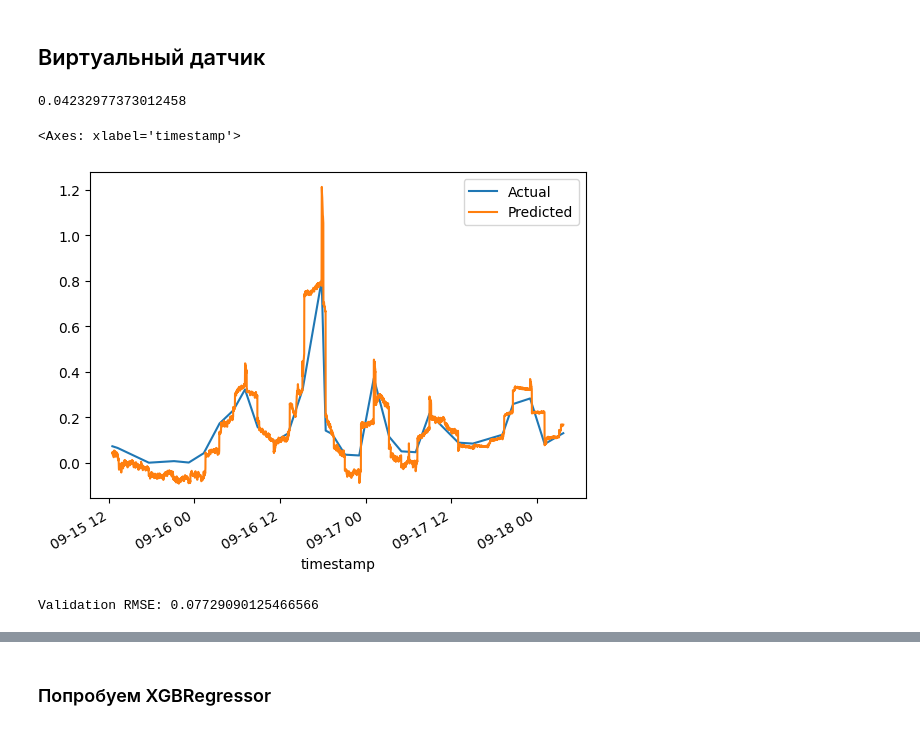
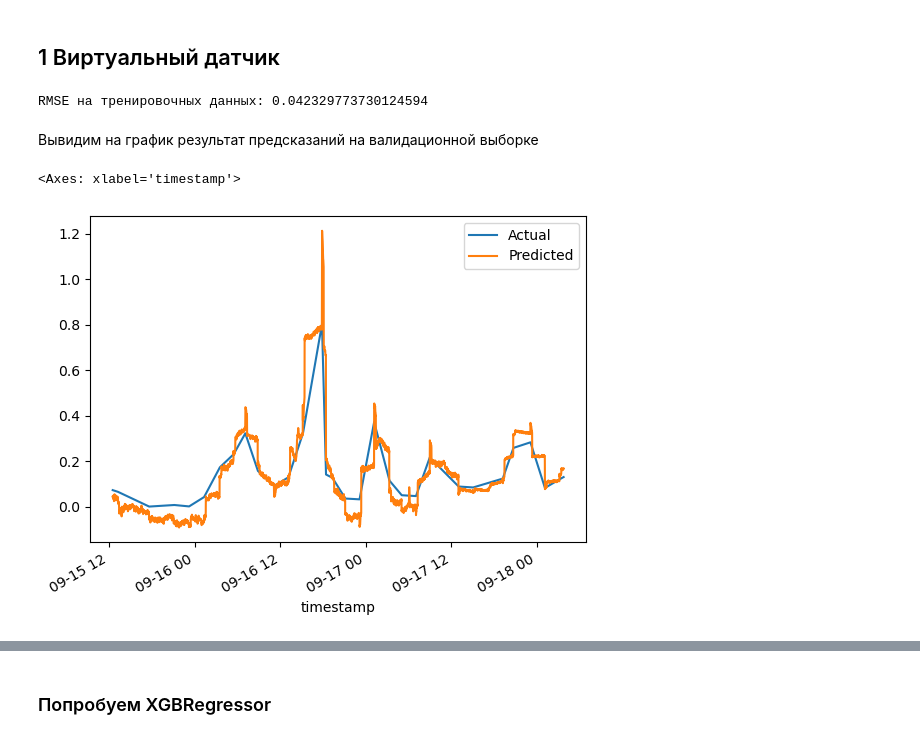
Before and after one commit to MinakovMax/predictive_sensor, a Jupyter notebook: lab2.ipynb, the cells around one changed output, grey strips where cells are left out. Cells and saved outputs as stored; diff of their text form; code cells hidden in the pictures.

```diff
--- a/lab2.ipynb
+++ b/lab2.ipynb
@@ -1,5 +1,5 @@
 # %% [markdown]
-## Виртуальный датчик
+## 1 Виртуальный датчик
 # %%
 import pandas as pd
 
@@ -60,41 +60,34 @@ X_train = train_data.drop(columns=['target_target'])
 y_train = train_data['target_target']
 
 # Обучение модели линейной регрессии
-model = LinearRegression()
-model.fit(X_train, y_train)
+model_lr = LinearRegression()
+model_lr.fit(X_train, y_train)
 
 # Оценка модели на тренировочном наборе
-y_pred_train = model.predict(X_train)
+y_pred_train = model_lr.predict(X_train)
 mse_train = mean_squared_error(y_train, y_pred_train)
 rmse_train = np.sqrt(mse_train)
 
-rmse_train
+print(f'RMSE на тренировочных данных: {rmse_train} ')
 # %% [output]
-0.04232977373012458
+RMSE на тренировочных данных: 0.042329773730124594
+# %% [markdown]
+Вывидим на график результат предсказаний на валидационной выборке
 # %%
 # Подготовка признаков и целевой переменной для валидации
 X_val = val_data.drop(columns=['target_target'])
 y_val = val_data['target_target']
 
 # Прогнозирование на валидационном наборе
-y_pred_val = model.predict(X_val)
+y_pred_val = model_lr.predict(X_val)
 
 # Создание DataFrame с реальными и предсказанными значениями для удобного отображения
 val_results = pd.DataFrame({
     'Actual': y_val,
     'Predicted': y_pred_val
 })
 
 val_results.plot()
 # %% [output]
 <Axes: xlabel='timestamp'>
-[figure, old version]
+[figure, new version]
-# %%
-from sklearn.metrics import mean_squared_error
-import numpy as np
-
-# Вычисление RMSE для предсказаний
-rmse_val = np.sqrt(mean_squared_error(y_val, y_pred_val))
-print("Validation RMSE:", rmse_val)
-# %% [output]
-Validation RMSE: 0.07729090125466566
```
Also changed, not shown: parts of 36 cells of this notebook.
